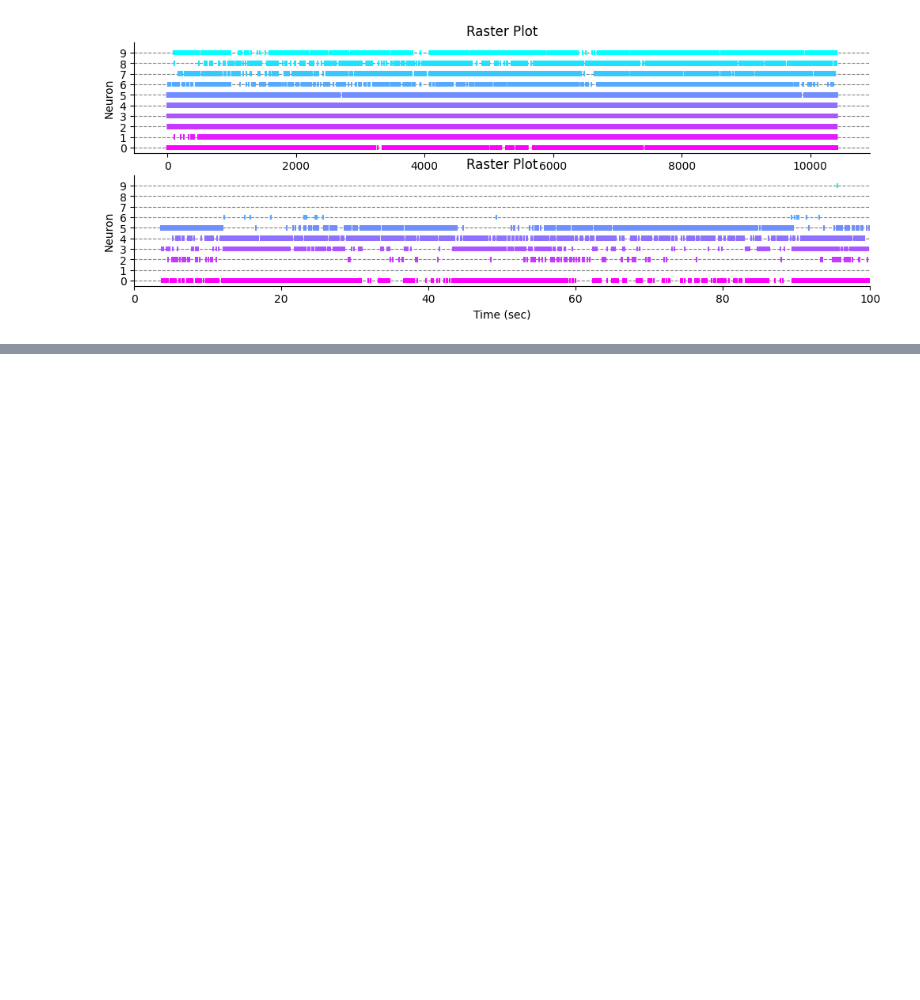
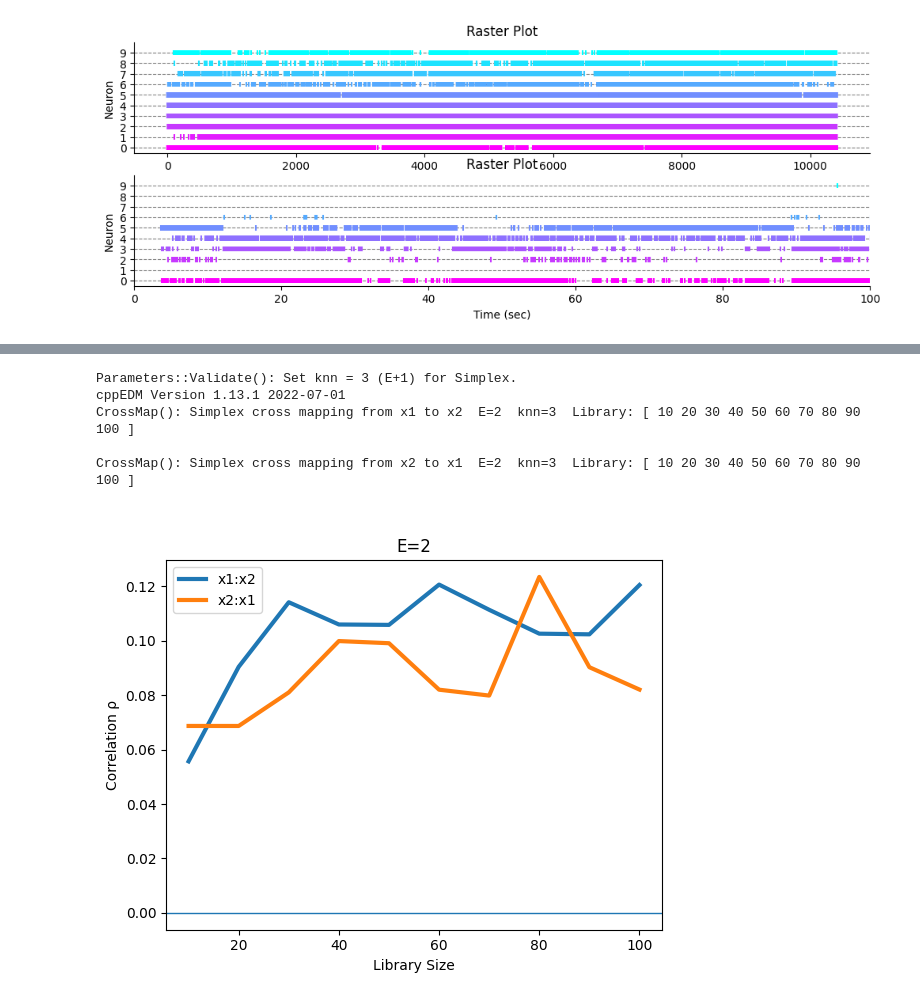
Before and after one commit to yoshihito-saito/Neural_Dynamics_EDM, a Jupyter notebook: Empirical Dynamic Modeling_pilot.ipynb, the cells around one changed output, grey strips where cells are left out. Saved outputs shown, nothing was run; the diff lists cells and outputs as text; code cells hidden in the pictures; blank space fills up the shorter version.

```diff
--- a/Empirical Dynamic Modeling_pilot.ipynb
+++ b/Empirical Dynamic Modeling_pilot.ipynb
@@ -307,0 +305,11 @@ plt.plot(time_psth, np.mean(z_binraster_PSTH_VISp,axis=1).T);
+# %%
+results = pyEDM.CCM(dataFrame = X, \
+        E = 2, Tp=0, columns = 'x1', target = 'x2', \
+        libSizes = "10 100 10", random=True, sample = 50, verbose = True,  showPlot = True)
+# %% [output]
+Parameters::Validate(): Set knn = 3 (E+1) for Simplex.
+cppEDM Version 1.13.1 2022-07-01
+CrossMap(): Simplex cross mapping from x1 to x2  E=2  knn=3  Library: [ 10 20 30 40 50 60 70 80 90 100 ]
+
+CrossMap(): Simplex cross mapping from x2 to x1  E=2  knn=3  Library: [ 10 20 30 40 50 60 70 80 90 100 ]
+[figure, added]
```
Also changed, not shown: parts of 21 cells of this notebook, 2 other files.
